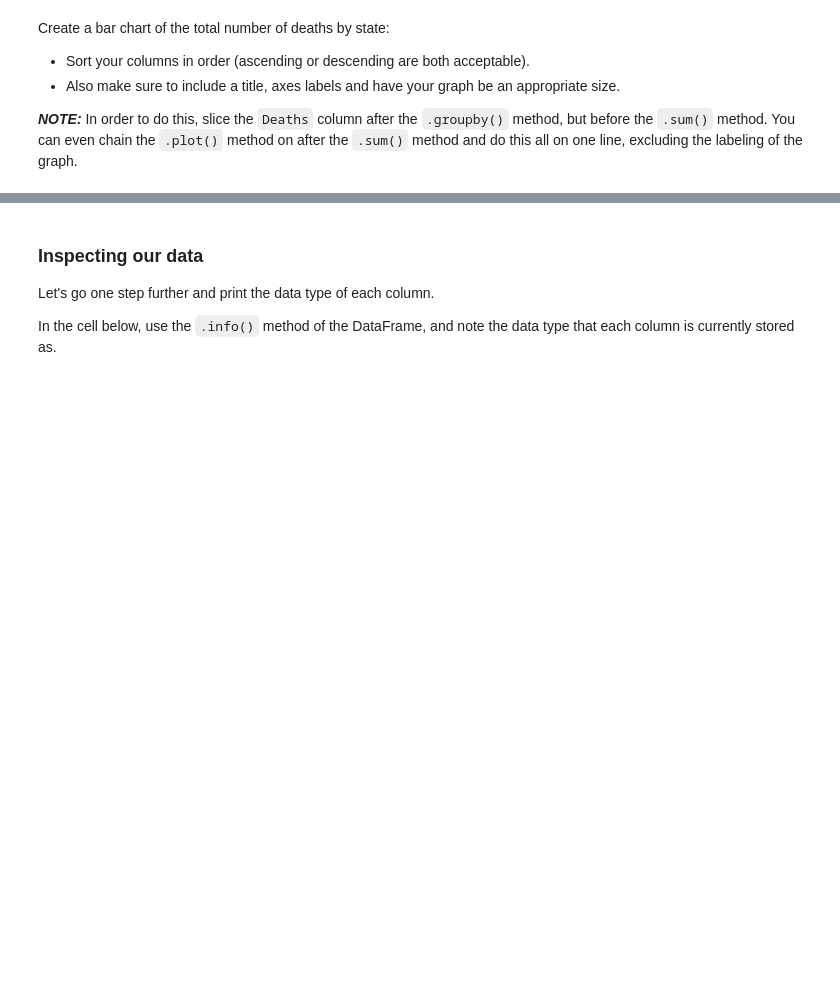
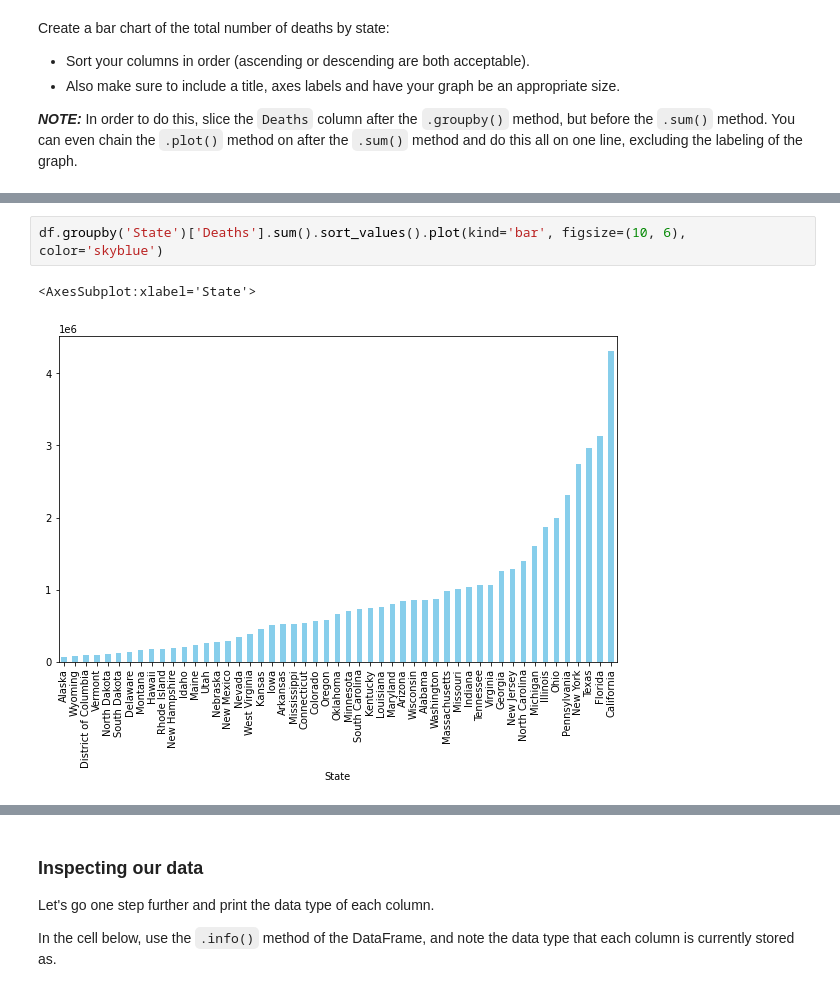
Before and after one commit to Namnyak/dsc-pivot-tables-pandas-lab, a Jupyter notebook: index.ipynb, the cells around one changed output, grey strips where cells are left out. Cells and saved outputs as stored; diff of their text form; blank space fills up the shorter version.

```diff
--- a/index.ipynb
+++ b/index.ipynb
@@ -130,0 +155,5 @@ KeyError: 'State'
+# %%
+df.groupby('State')['Deaths'].sum().sort_values().plot(kind='bar', figsize=(10, 6), color='skyblue')
+# %% [output]
+<AxesSubplot:xlabel='State'>
+[figure, added]
```
Also changed, not shown: parts of 8 cells of this notebook.
